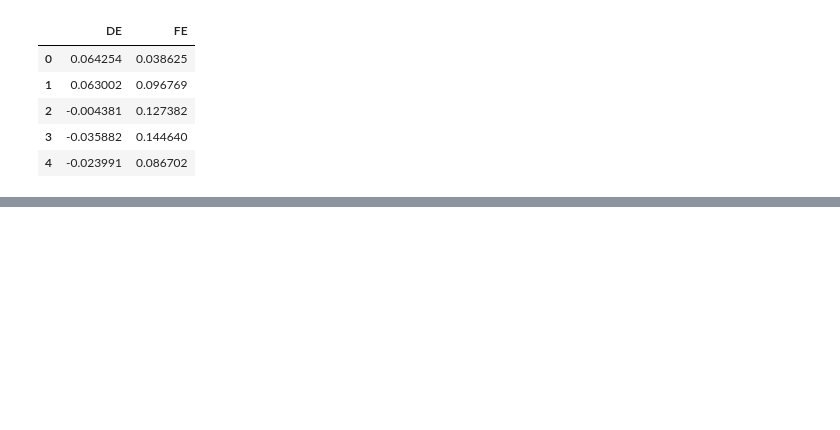
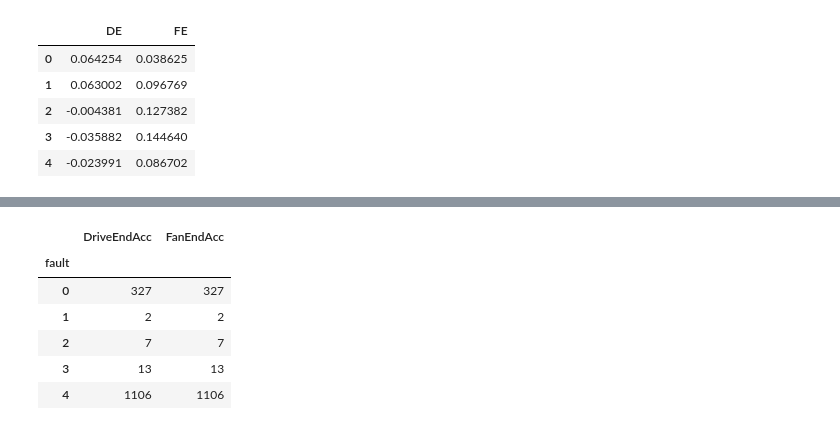
Before and after one commit to h4ppy0wl/PdM01, a Jupyter notebook: bearings01_EDA.ipynb, the cells around one changed output, grey strips where cells are left out. Drawn from its saved outputs; the diff is of its cells as text; code cells hidden in the pictures; blank space fills up the shorter version.

```diff
--- a/bearings01_EDA.ipynb
+++ b/bearings01_EDA.ipynb
@@ -34,0 +119,11 @@ df01_normal.columns = {''}
+# %%
+just_duplicates = dataset[dataset.duplicated()]
+just_duplicates[just_duplicates.duplicated(subset=signal_columns)].groupby('fault').count()
+# %% [output]
+|  | DriveEndAcc | FanEndAcc |
+| fault |  |  |
+| 0 | 327 | 327 |
+| 1 | 2 | 2 |
+| 2 | 7 | 7 |
+| 3 | 13 | 13 |
+| 4 | 1106 | 1106 |
```
Also changed, not shown: parts of 25 cells of this notebook.
